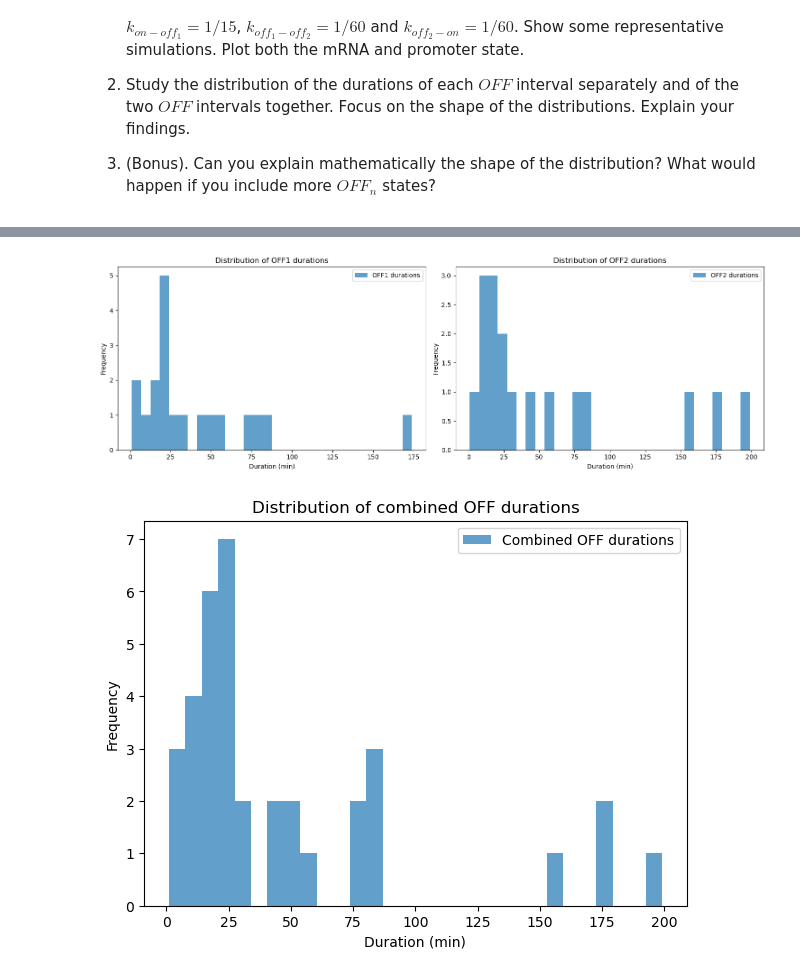
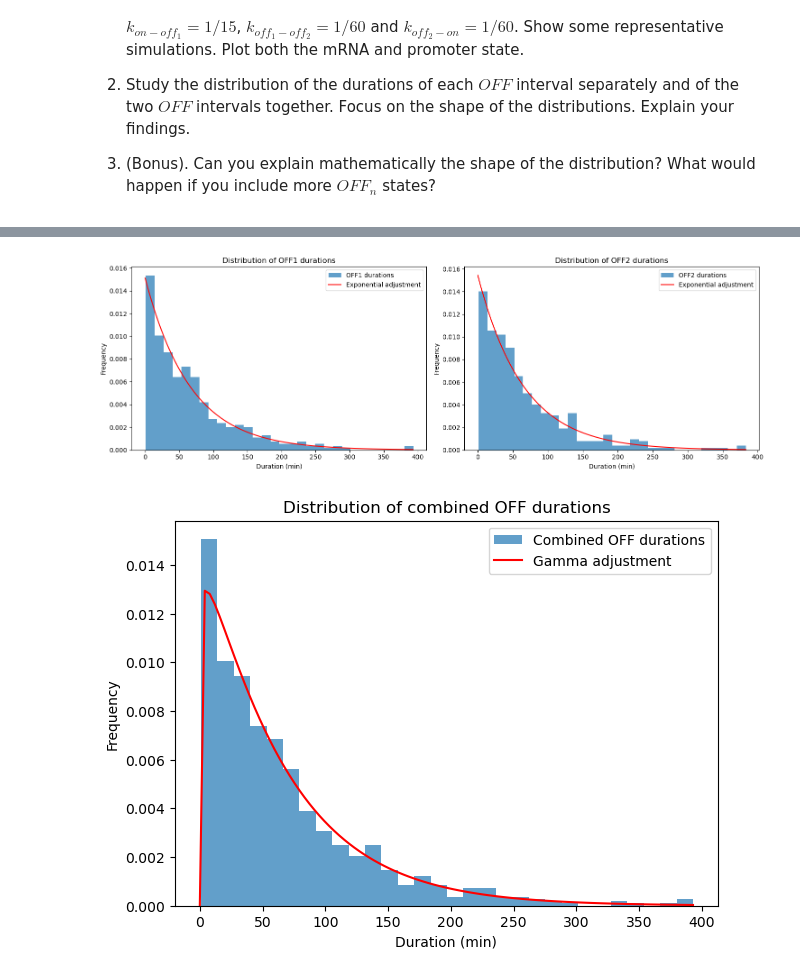
Before and after one commit to GregoirePachebat/group_18, a Jupyter notebook: Week11/Exercise_Week11_12_A_Exercises.ipynb, the cells around one changed output, grey strips where cells are left out. Saved outputs shown, nothing was run; the diff lists cells and outputs as text; code cells hidden in the pictures.

```diff
--- a/Week11/Exercise_Week11_12_A_Exercises.ipynb
+++ b/Week11/Exercise_Week11_12_A_Exercises.ipynb
@@ -532,7 +534,7 @@ k_off2_on = 1/60
 parameters = (s, k, k_on_off1, k_off1_off2, k_off2_on)
 n0 = 0
 g0 = 1
-t_end = 2000
+t_end = 60000
 DT = 1
 
 # Run the Gillespie algorithm
@@ -560,36 +562,63 @@ for i in range(len(g_print)):
             off2_durations.append(t_print[i] - off2_start)
             off2_start = None
 
+# Function to fit an exponential distribution to the data
+def fit_exponential(data):
+    loc, scale = expon.fit(data, floc=0)  # Ajustement de la distribution exponentielle
+    return loc, scale
+
+# Adjustement of the durations OFF1
+loc_off1, scale_off1 = fit_exponential(off1_durations)
+x_off1 = np.linspace(0, max(off1_durations), 100)
+y_off1 = expon.pdf(x_off1, loc_off1, scale_off1)
+
+# Adjustment of the durations OFF2
+loc_off2, scale_off2 = fit_exponential(off2_durations)
+x_off2 = np.linspace(0, max(off2_durations), 100)
+y_off2 = expon.pdf(x_off2, loc_off2, scale_off2)
+
 # Plot the distribution of the durations of the two OFF states separately
 plt.figure(figsize=(15, 5))
 
 plt.subplot(1, 2, 1)
-plt.hist(off1_durations, bins=30, alpha=0.7, label='OFF1 durations')
+plt.hist(off1_durations, bins=30, alpha=0.7, label='OFF1 durations', density=True)
+plt.plot(x_off1, y_off1, label='Exponential adjustment', color='red')
 plt.xlabel('Duration (min)')
 plt.ylabel('Frequency')
 plt.title('Distribution of OFF1 durations')
 plt.legend()
 
 plt.subplot(1, 2, 2)
-plt.hist(off2_durations, bins=30, alpha=0.7, label='OFF2 durations')
+plt.hist(off2_durations, bins=30, alpha=0.7, label='OFF2 durations', density=True)
+plt.plot(x_off2, y_off2, label='Exponential adjustment', color='red')
 plt.xlabel('Duration (min)')
 plt.ylabel('Frequency')
 plt.title('Distribution of OFF2 durations')
 plt.legend()
 
 plt.tight_layout()
 plt.show()
 
 # Plot the distribution of the combined OFF durations
 combined_off_durations = off1_durations + off2_durations
 
+# Fonction pour ajuster une distribution gamma
+def fit_gamma(data):
+    shape, loc, scale = gamma.fit(data, floc=0)  # Ajustement de la distribution gamma
+    return shape, loc, scale
+
+shape_combined, loc_combined, scale_combined = fit_gamma(combined_off_durations)
+x_combined = np.linspace(0, max(combined_off_durations), 100)
+y_combined = gamma.pdf(x_combined, shape_combined, loc_combined, scale_combined)
+
 plt.figure(figsize=(7, 5))
-plt.hist(combined_off_durations, bins=30, alpha=0.7, label='Combined OFF durations')
+plt.hist(combined_off_durations, bins=30, alpha=0.7, label='Combined OFF durations', density=True)
+plt.plot(x_combined, y_combined, label='Gamma adjustment', color='red')
 plt.xlabel('Duration (min)')
 plt.ylabel('Frequency')
 plt.title('Distribution of combined OFF durations')
 plt.legend()
 plt.show()
 # %% [output]
-[figure, old version]
+[figure, new version]
-[figure, old version]
+[figure, new version]
```
Also changed, not shown: parts of 9 cells of this notebook, 1 other file.
